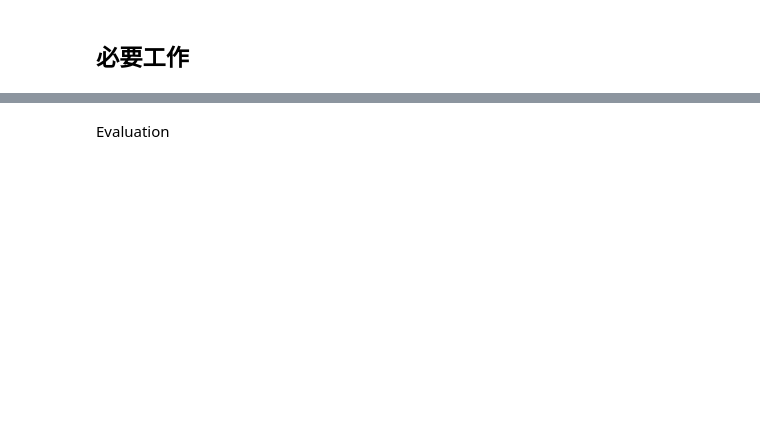
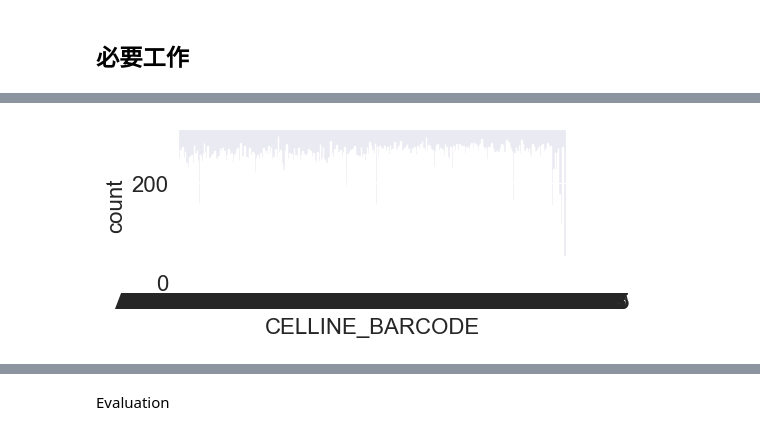
Before and after one commit to mglnbk/MGNet, a Jupyter notebook: analysis.ipynb, the cells around one changed output, grey strips where cells are left out. Cells and saved outputs as stored; diff of their text form; code cells hidden in the pictures; blank space fills up the shorter version.

```diff
--- a/analysis.ipynb
+++ b/analysis.ipynb
@@ -91,0 +116,6 @@ Done!
+# %%
+plt.subplots(figsize=(5,2))
+sns.countplot(ds.processed_experiment[ds.processed_experiment['SAMPLE_BARCODE'].isin(train_sample_barcode)]['CELLINE_BARCODE'])
+plt.xlabel = None
+# %% [output]
+[figure, added]
```
Also changed, not shown: parts of 133 cells of this notebook, 51 other files.
